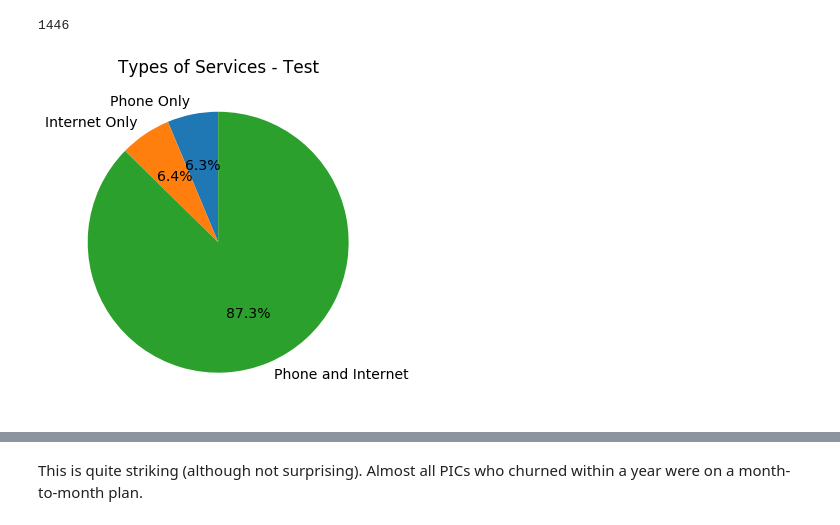
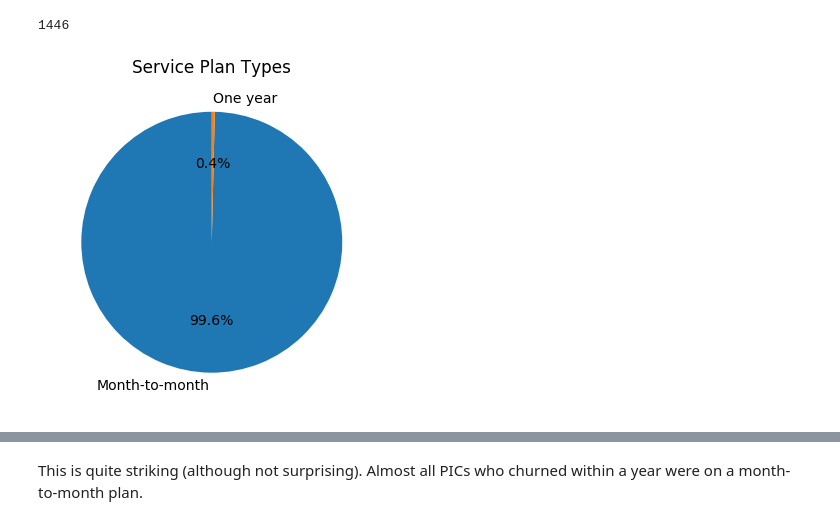
Before and after one commit to keigito/Telco_EDA, a Jupyter notebook: Telco_Customer_Churn.ipynb, the cells around one changed output, grey strips where cells are left out. Saved outputs shown, nothing was run; the diff lists cells and outputs as text; code cells hidden in the pictures.

Commit message:
refactor: refactored the service type pie chart

```diff
--- a/Telco_Customer_Churn.ipynb
+++ b/Telco_Customer_Churn.ipynb
@@ -430,6 +430,6 @@ for i in range(len(short_term_churn_counts.index)):
     short_term_churned_values.append(short_term_churn_counts[i])
 short_term_churned_labels = list(short_term_churn_counts.index)
 # %%
-make_pie_chart(revenue_services, revenue_services_labels, "Types of Services - Test", 14, [10, 6], True, "test2.png")
+make_pie_chart(short_term_churn_counts, short_term_churned_labels, "Service Plan Types", 14, [10, 6], True, "4_ServicePlan.png")
 # %% [output]
-[figure, old version]
+[figure, new version]
```
Also changed, not shown: parts of 3 cells of this notebook.
